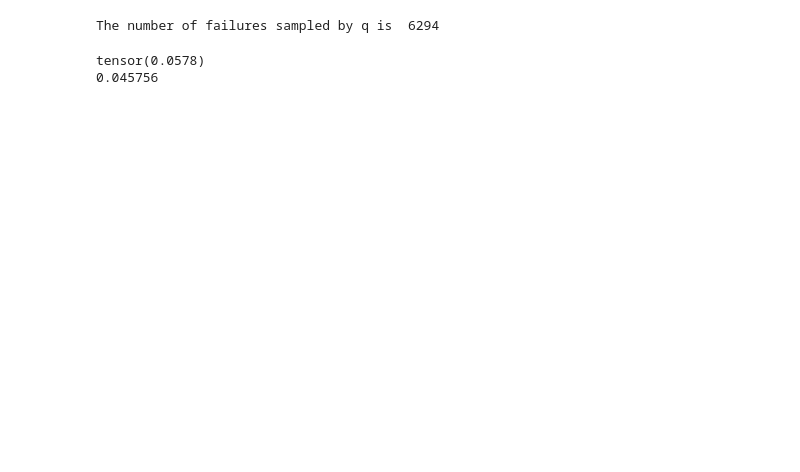
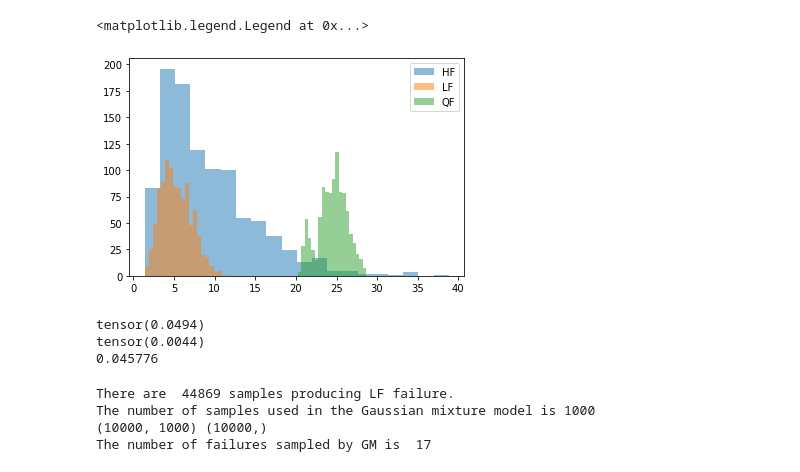
Before and after one commit to CU-UQ/L-BF-IS, a Jupyter notebook: notebooks/one-k.ipynb, the cells around one changed output. Saved outputs shown, nothing was run; the diff lists cells and outputs as text; code cells hidden in the pictures; blank space fills up the shorter version.

```diff
--- a/notebooks/one-k.ipynb
+++ b/notebooks/one-k.ipynb
@@ -97,12 +127,39 @@ The optimal value of ell is 2.5
 # %%
-q_lst = est.unadjusted_langevin_algorithm(iter_num=int(1e4), step=1e-3, burn_in=int(1e3), num_thread=1)
-print('The number of failures sampled by q is ', (h_HF(q_lst) < 0).sum().item())
+# q_lst = est.unadjusted_langevin_algorithm(iter_num=int(1e4), step=1e-3, burn_in=int(1e3), num_thread=1)
+# print('The number of failures sampled by q is ', (h_HF(q_lst) < 0).sum().item())
+
+hf, lf, qf = HF(X).detach().numpy(), LF(X).detach().numpy(), HF(q_lst[:1000]).detach().numpy()
+plt.hist(hf, bins=20, alpha=0.5, label='HF')
+plt.hist(lf, bins=20, alpha=0.5, label='LF')
+plt.hist(qf, bins=20, alpha=0.5, label='QF')
+plt.legend(loc='upper right')
 # %% [output]
-The number of failures sampled by q is  6294
+<matplotlib.legend.Legend at 0x...>
+[figure, added]
 # %%
-Zc = Zl(ell)
-print((Zc * est.weight(q_lst)[h_HF(q_lst) < 0]).sum()/(len(q_lst)))
+# q_lst = q_lst2
+print((weight(q_lst)[h_HF(q_lst) < 0]).sum()/(len(q_lst)))
+print((weight(q_lst)[h_HF(q_lst) < 0]**2).sum()/(len(q_lst)))
 print(ExH)
 # %% [output]
-tensor(0.0578)
-0.045756
+tensor(0.0494)
+tensor(0.0044)
+0.045776
+# %%
+from sklearn.mixture import GaussianMixture
+# Apply Gaussian mixture model for IS
+GM_samps_all = samps_M[h_LF(samps_M) < 0]
+print('There are ', GM_samps_all.shape[0], 'samples producing LF failure.')
+# Choose 1000 of them
+GM_trains = GM_samps_all[:1000]
+print('The number of samples used in the Gaussian mixture model is', GM_trains.shape[0])
+GM_model = GaussianMixture(n_components=20, random_state=0).fit(GM_trains.detach().numpy())
+GM_samps = GM_model.sample(10000)[0]
+GM_wegts = 0.5**num_variable * (np.exp(- GM_model.score_samples(GM_samps)))
+print(GM_samps.shape, GM_wegts.shape)
+print('The number of failures sampled by GM is ', (h_HF(torch.from_numpy(GM_samps).type(torch.FloatTensor)) < 0).sum().item())
+# %% [output]
+There are  44869 samples producing LF failure.
+The number of samples used in the Gaussian mixture model is 1000
+(10000, 1000) (10000,)
+The number of failures sampled by GM is  17
```
Also changed, not shown: parts of 6 cells of this notebook.
